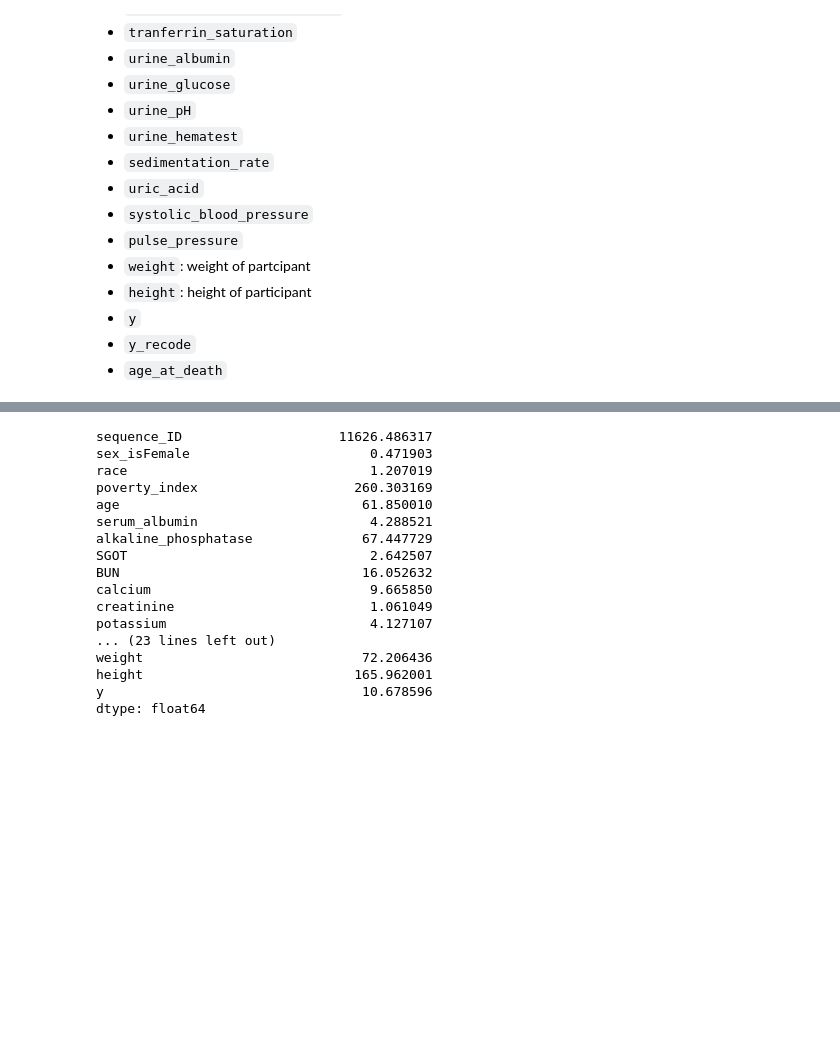
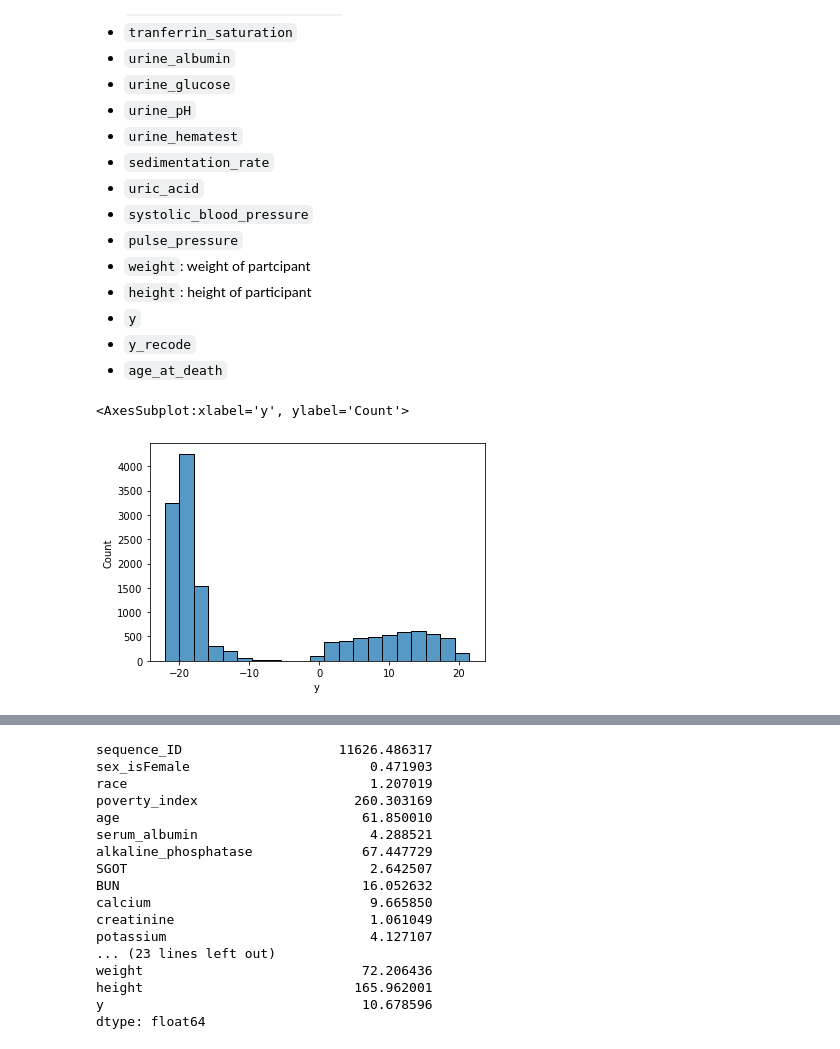
Before and after one commit to austpicious/ac209_mortality_prediction, a Jupyter notebook: notebooks/final_project.ipynb, the cells around one changed output, grey strips where cells are left out. Drawn from its saved outputs; the diff is of its cells as text; code cells hidden in the pictures; blank space fills up the shorter version.

```diff
--- a/notebooks/final_project.ipynb
+++ b/notebooks/final_project.ipynb
@@ -80,0 +105,5 @@ Index(['sequence_ID', 'sex_isFemale', 'race', 'poverty_index', 'age',
+# %%
+sns.histplot(df['y'])
+# %% [output]
+<AxesSubplot:xlabel='y', ylabel='Count'>
+[figure, added]
```
Also changed, not shown: parts of 19 cells of this notebook.
